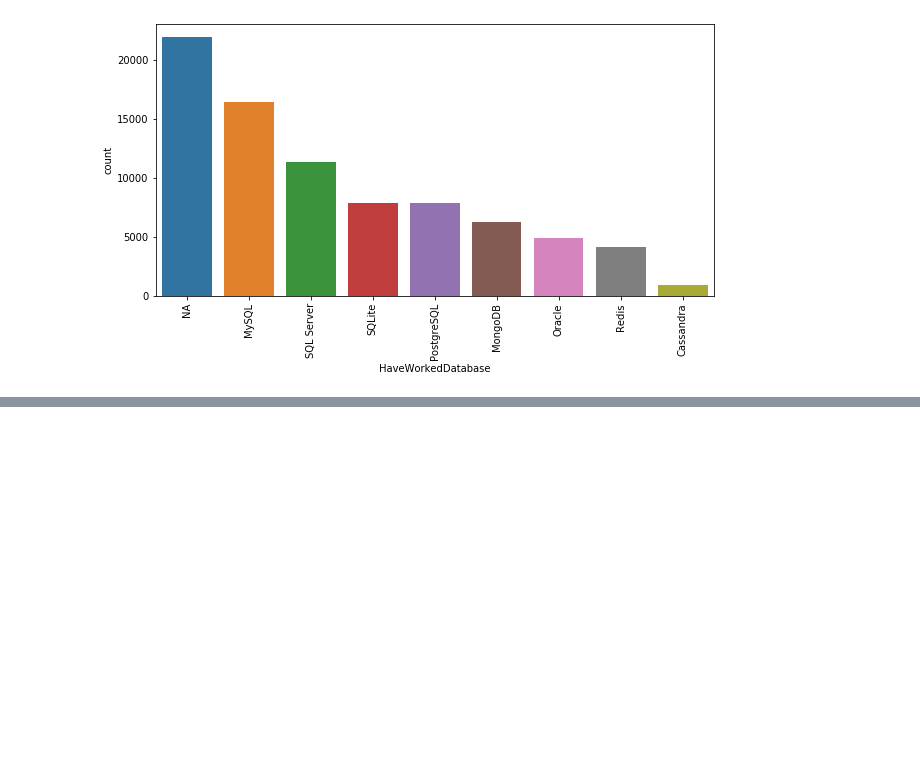
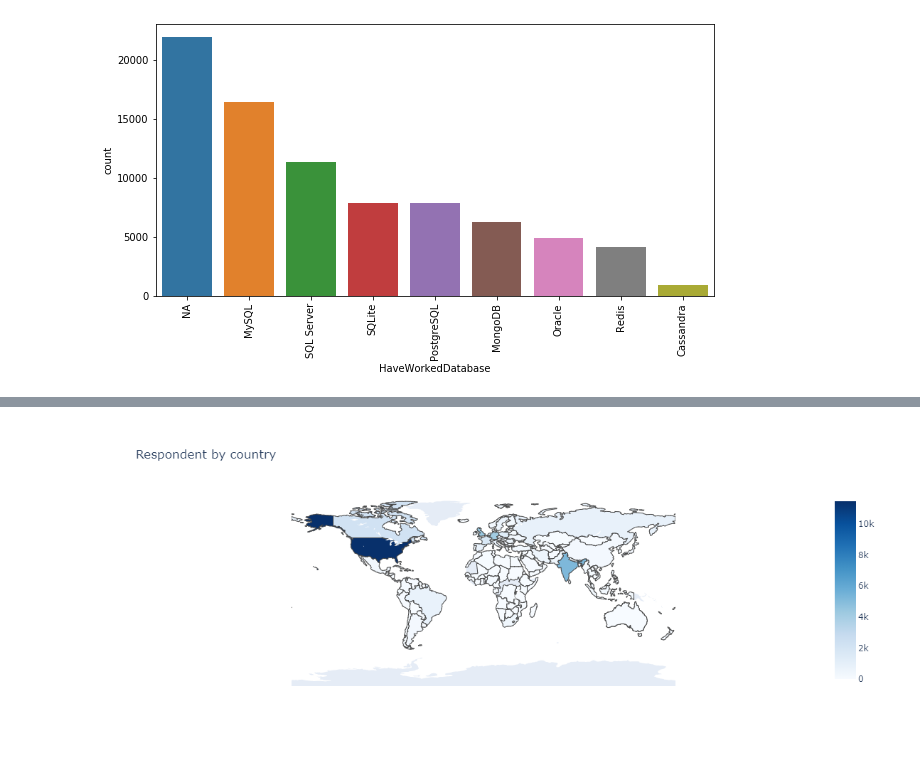
Before and after one commit to PavanKB/stackoverflow_survey, a Jupyter notebook: data_exploration.ipynb, the cells around one changed output, grey strips where cells are left out. Saved outputs shown, nothing was run; the diff lists cells and outputs as text; code cells hidden in the pictures; blank space fills up the shorter version.

```diff
--- a/data_exploration.ipynb
+++ b/data_exploration.ipynb
@@ -595,0 +500,8 @@ missing_data_summary.groupby(['information_level'], as_index=False).agg(metrics)
+# %%
+col_idx = 'Respondent'
+plot_df = raw_data[[col_idx, 'Country']].groupby(['Country']).agg('count')
+plot_df.reset_index(inplace=True)
+
+cty = pd.read_csv(r'.\cty.csv')
+plot_df= plot_df.merge(cty, on = ['Country'], how='left')
+plot_df
@@ -595,0 +522,24 @@ missing_data_summary.groupby(['information_level'], as_index=False).agg(metrics)
+# %%
+fig = go.Figure(
+    data=go.Choropleth(
+        locations=plot_df['country_code'], # Spatial coordinates
+        z = plot_df[col_idx].astype(float), # Data to be color-coded
+        locationmode = 'ISO-3', # set of locations match entries in `locations`
+        colorscale = 'Blues',
+        reversescale=False,
+    )
+)
+
+fig.update_layout(
+    title_text = '%s by country' % col_idx,
+    geo_scope='world',
+    geo=dict(
+        showframe=False,
+        showcoastlines=False
+    )
+)
+
+
+fig.show()
+# %% [output]
+[figure, added]
```
Also changed, not shown: parts of 24 cells of this notebook, 1 other file.
